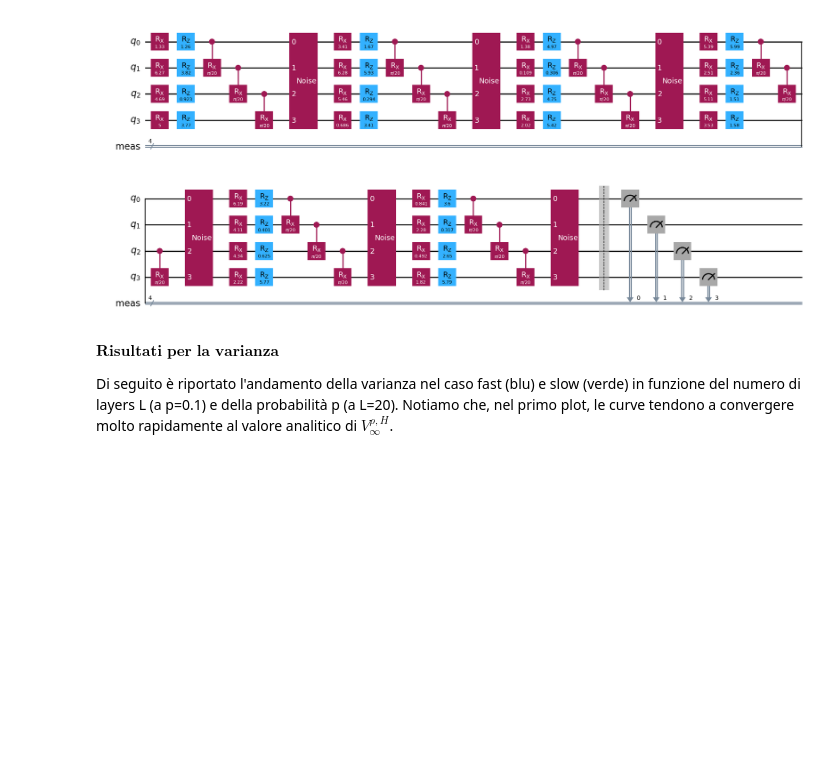
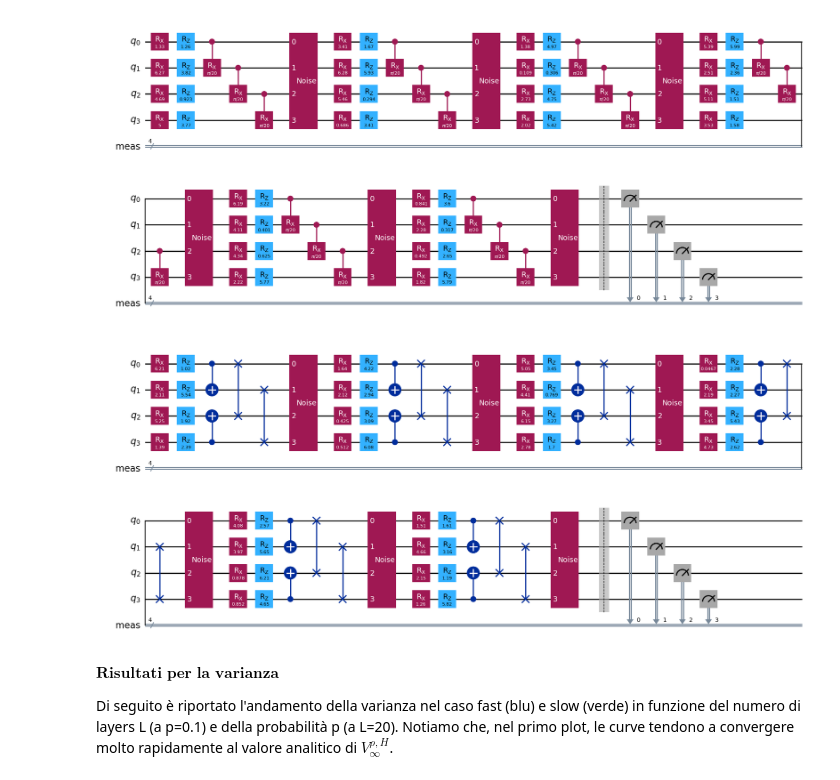
Before and after one commit to sebastianopian/QC.exam, a Jupyter notebook: 00_program.ipynb, the cells around one changed output. Cells and saved outputs as stored; diff of their text form; code cells hidden in the pictures; blank space fills up the shorter version.

```diff
--- a/00_program.ipynb
+++ b/00_program.ipynb
@@ -212,6 +232,35 @@ circuit.measure_all()
 circuit.draw('mpl')
 # %% [output]
 [figure]
+# %%
+def generate_random_parameters(n):
+    return 2 * np.pi * np.random.rand(2 * n)
+
+n = 4  # Numero di qubit
+L_final=6
+noise_gate = Gate(name="Noise", num_qubits=n, params=[])
+circuit = QuantumCircuit(n)
+rho = DensityMatrix.from_instruction(circuit).data  # Matrice densità iniziale
+
+for _ in range(L_final):
+        # Applica rotazioni casuali
+    parameters = generate_random_parameters(n)
+
+    for i in range(n):
+        circuit.rx(parameters[2 * i], i)
+        circuit.rz(parameters[2 * i + 1], i)
+    circuit.cx(0,1)
+    circuit.cx(3,2)
+    circuit.swap(0,2)
+    circuit.swap(3,1)
+
+
+    circuit.append(noise_gate, range(n))
+
+circuit.measure_all()
+circuit.draw('mpl')
+# %% [output]
+[figure, added]
 # %% [markdown]
 $\textbf{Risultati per la varianza}$
 
```
Also changed, not shown: parts of 10 cells of this notebook, 1 other file.
